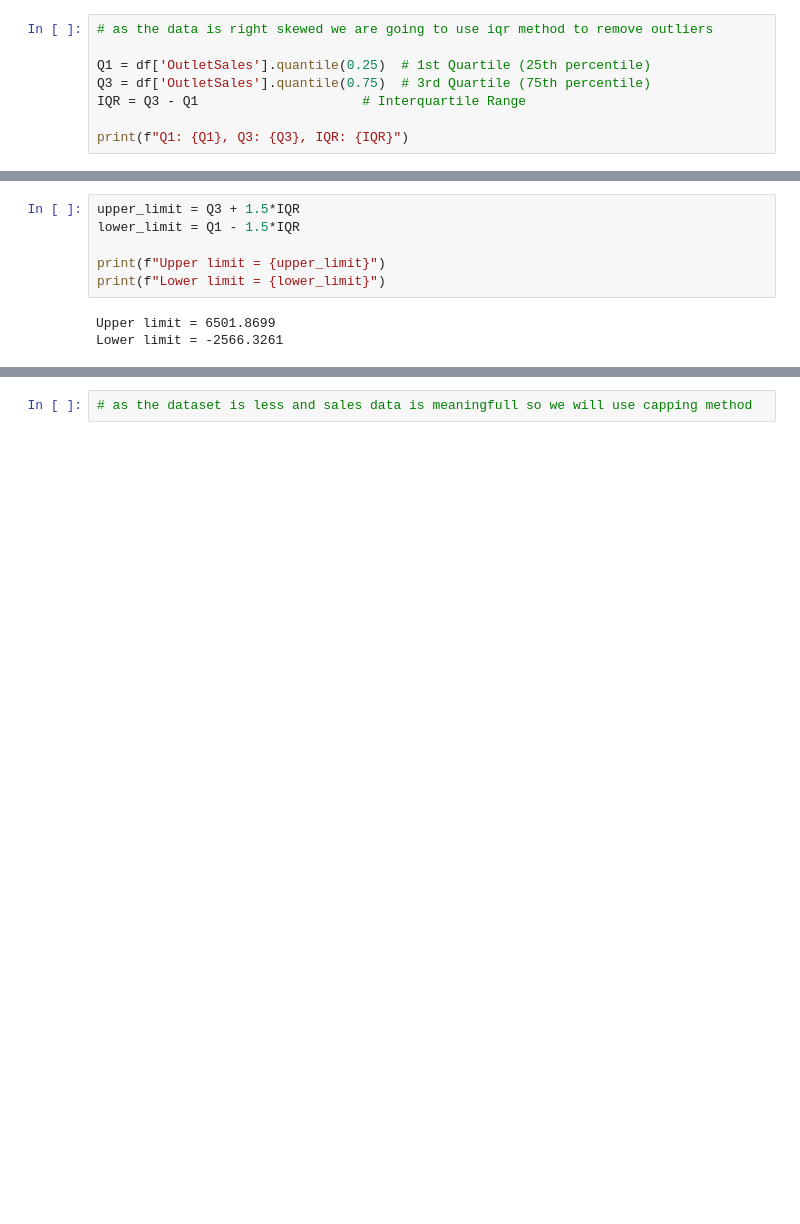
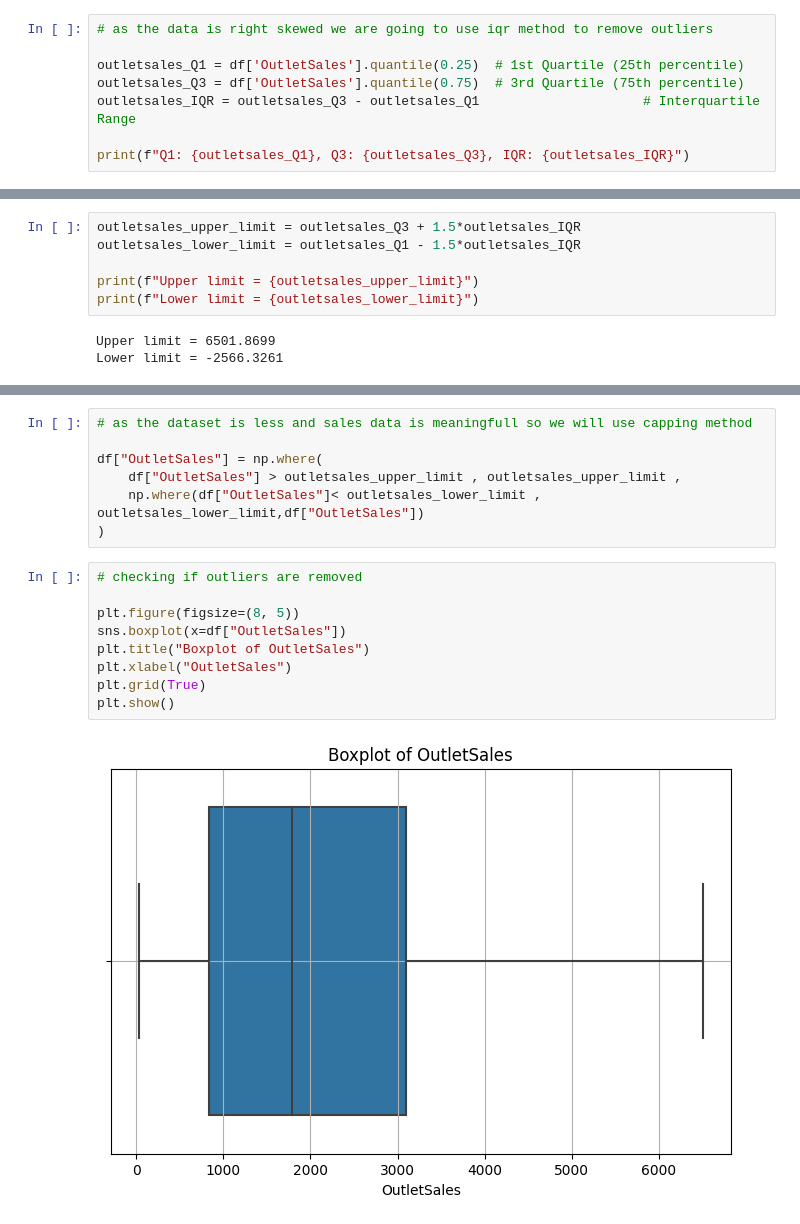
Before and after one commit to pi-mishra/Big-Mart-Sales-Prediction, a Jupyter notebook: BigMartSalesPrediction.ipynb, the cells around one changed output, grey strips where cells are left out. Cells and saved outputs as stored; diff of their text form; blank space fills up the shorter version.

Commit message:
Kaggle Notebook | Big Mart Sales Prediction | Version 4

```diff
--- a/BigMartSalesPrediction.ipynb
+++ b/BigMartSalesPrediction.ipynb
@@ -189,19 +191,19 @@ plt.show()
 # %%
 # as the data is right skewed we are going to use iqr method to remove outliers
 
-Q1 = df['OutletSales'].quantile(0.25)  # 1st Quartile (25th percentile)
-Q3 = df['OutletSales'].quantile(0.75)  # 3rd Quartile (75th percentile)
-IQR = Q3 - Q1                     # Interquartile Range
+outletsales_Q1 = df['OutletSales'].quantile(0.25)  # 1st Quartile (25th percentile)
+outletsales_Q3 = df['OutletSales'].quantile(0.75)  # 3rd Quartile (75th percentile)
+outletsales_IQR = outletsales_Q3 - outletsales_Q1                     # Interquartile Range
 
-print(f"Q1: {Q1}, Q3: {Q3}, IQR: {IQR}")
+print(f"Q1: {outletsales_Q1}, Q3: {outletsales_Q3}, IQR: {outletsales_IQR}")
 # %% [output]
 Q1: 834.2474, Q3: 3101.2964, IQR: 2267.049
 # %%
-upper_limit = Q3 + 1.5*IQR
-lower_limit = Q1 - 1.5*IQR
+outletsales_upper_limit = outletsales_Q3 + 1.5*outletsales_IQR
+outletsales_lower_limit = outletsales_Q1 - 1.5*outletsales_IQR
 
-print(f"Upper limit = {upper_limit}")
-print(f"Lower limit = {lower_limit}")
+print(f"Upper limit = {outletsales_upper_limit}")
+print(f"Lower limit = {outletsales_lower_limit}")
 # %% [output]
 Upper limit = 6501.8699
 Lower limit = -2566.3261
@@ -227,3 +229,19 @@ df[df["OutletSales"]<lower_limit] #No data lower limit as the lower_limit value
 |  | ProductID | Weight | FatContent | ProductVisibility | ProductType | MRP | OutletID | EstablishmentYear | ... |
 # %%
 # as the dataset is less and sales data is meaningfull so we will use capping method
+
+df["OutletSales"] = np.where(
+    df["OutletSales"] > outletsales_upper_limit , outletsales_upper_limit ,
+    np.where(df["OutletSales"]< outletsales_lower_limit , outletsales_lower_limit,df["OutletSales"])
+)
+# %%
+# checking if outliers are removed
+
+plt.figure(figsize=(8, 5))
+sns.boxplot(x=df["OutletSales"])
+plt.title("Boxplot of OutletSales")
+plt.xlabel("OutletSales")
+plt.grid(True)
+plt.show()
+# %% [output]
+[figure, added]
```
Also changed, not shown: parts of 10 cells of this notebook.
